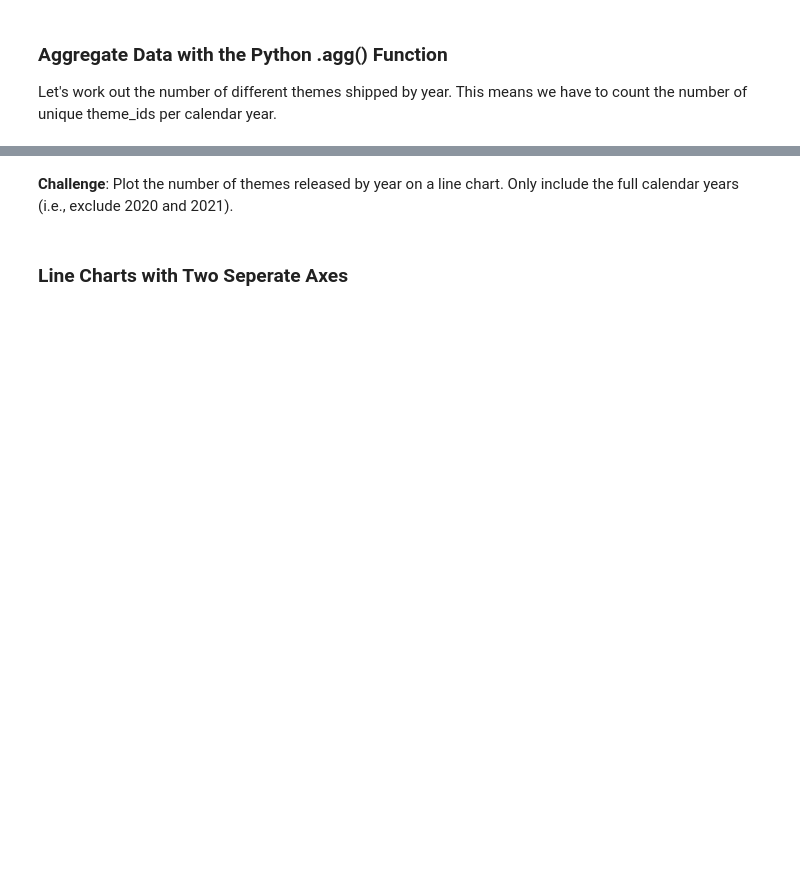
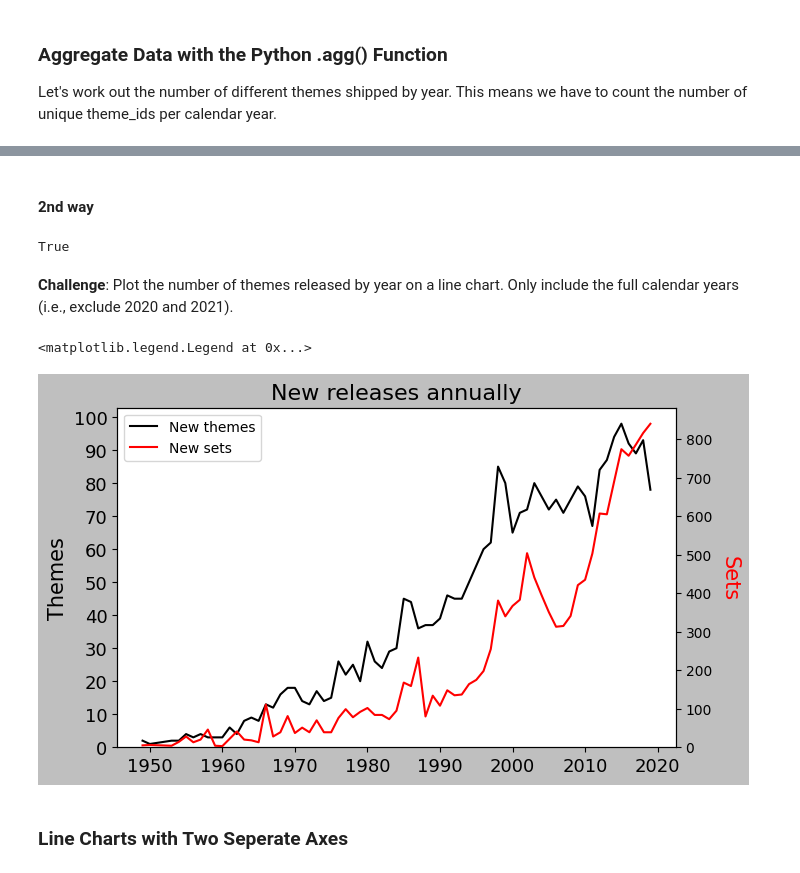
Before and after one commit to 22skowron/Data-manipulation-practice, a Jupyter notebook: Lego_Analysis_for_Course_(start).ipynb, the cells around one changed output, grey strips where cells are left out. Cells and saved outputs as stored; diff of their text form; code cells hidden in the pictures; blank space fills up the shorter version.

```diff
--- a/Lego_Analysis_for_Course_(start).ipynb
+++ b/Lego_Analysis_for_Course_(start).ipynb
@@ -219,5 +244,44 @@ Let's work out the number of different themes shipped by year. This means we hav
+# %% [markdown]
+#### 2nd way
+# %%
+themes_by_year = sets_df.groupby('year').agg({'theme_id': 'nunique'})
+
+themes_by_year_series = themes_by_year['theme_id']
+
+themes_by_year_series.equals(sets_df.groupby('year')['theme_id'].nunique())
+# %% [output]
+True
 # %% [markdown]
 **Challenge**: Plot the number of themes released by year on a line chart. Only include the full calendar years (i.e., exclude 2020 and 2021).
+# %%
+fig, ax1 = plt.subplots(figsize=(7, 4), layout='constrained')
+
+line1, = ax1.plot(
+    themes_by_year.index[:-2],
+    themes_by_year['theme_id'][:-2],
+    label='New themes'
+)
+ax1.set_title('New releases annually', fontsize=16)
+ax1.tick_params(labelsize=13)
+ax1.set_yticks(np.arange(0, 101, 10))
+ax1.set_ylim(0)
+ax1.set_ylabel('Themes', fontsize=15)
+
+ax2 = ax1.twinx()
+
+line2, = ax2.plot(
+    unique_set_numbers_n.index,
+    unique_set_numbers_n,
+    color='red',
+    label='New sets'
+)
+ax2.set_ylim(0)
+ax2.set_ylabel('Sets', fontsize=15, color='red', rotation=270, labelpad=20)
+
+ax2.legend(handles=[line1,  line2])
+# %% [output]
+<matplotlib.legend.Legend at 0x...>
+[figure, added]
 # %% [markdown]
 ### Line Charts with Two Seperate Axes
 # %% [markdown]
```
Also changed, not shown: parts of 16 cells of this notebook.
